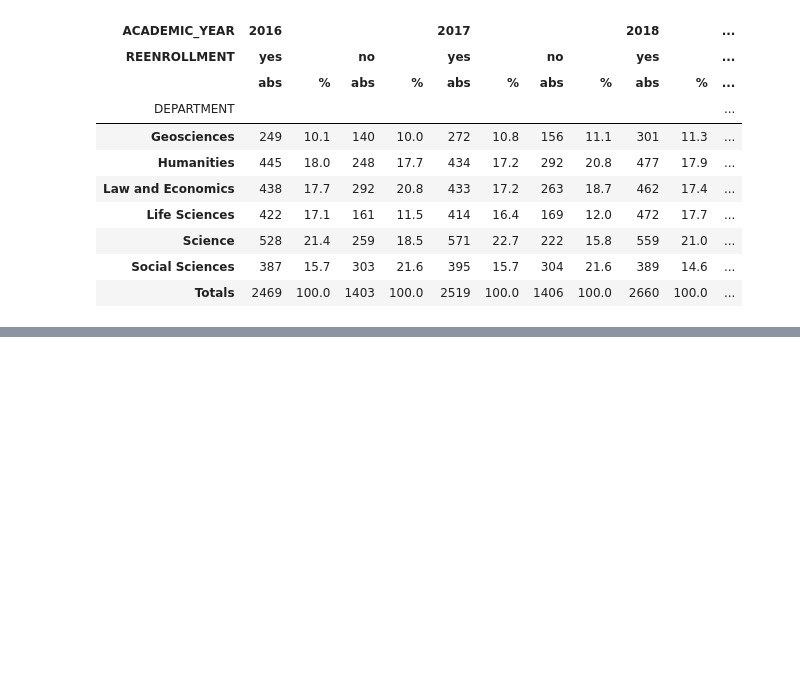
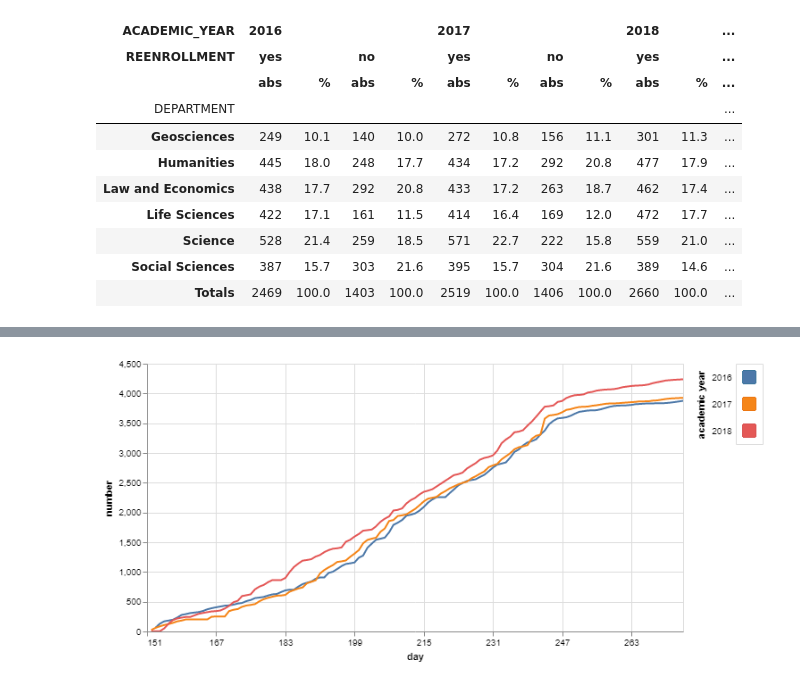
Before and after one commit to lcvriend/laserbeans, a Jupyter notebook: example.ipynb, the cells around one changed output, grey strips where cells are left out. Cells and saved outputs as stored; diff of their text form; code cells hidden in the pictures; blank space fills up the shorter version.

```diff
--- a/example.ipynb
+++ b/example.ipynb
@@ -56,0 +61,10 @@ tbl.FancyTable(df_ct).display()
+# %%
+df_enroll = smp.compare_f_years(df.query(qry),
+                                'STATUS_DATE',
+                                'ACADEMIC_YEAR',
+                                [2016, 2017, 2018],
+                                151, 276, unit='D',).cumsum()
+df_enroll.index.name = 'day'
+chrt.generate_chart(df_enroll, 'number', 'academic year', mark='line', unit='D')
+# %% [output]
+[figure, added]
```
Also changed, not shown: parts of 9 cells of this notebook.
